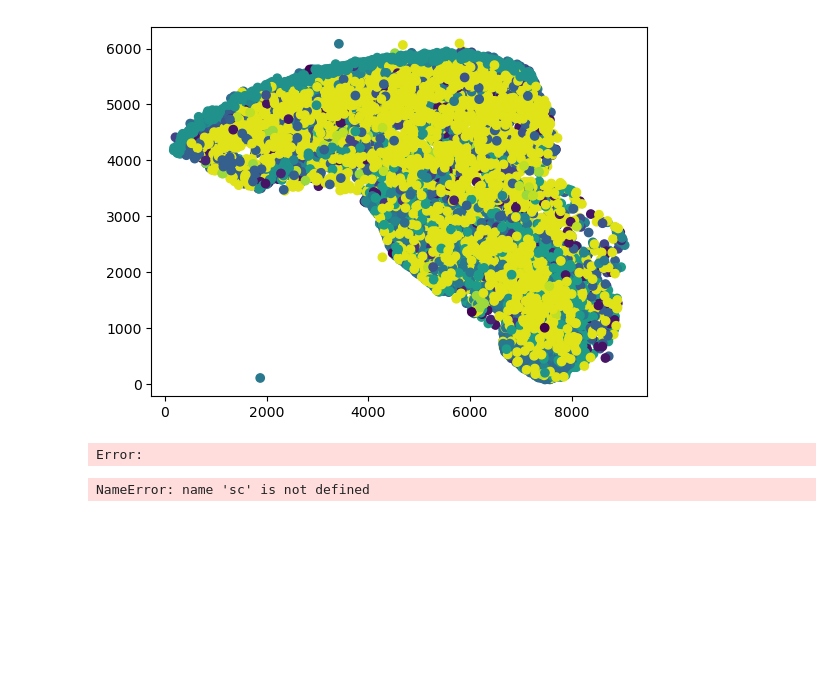
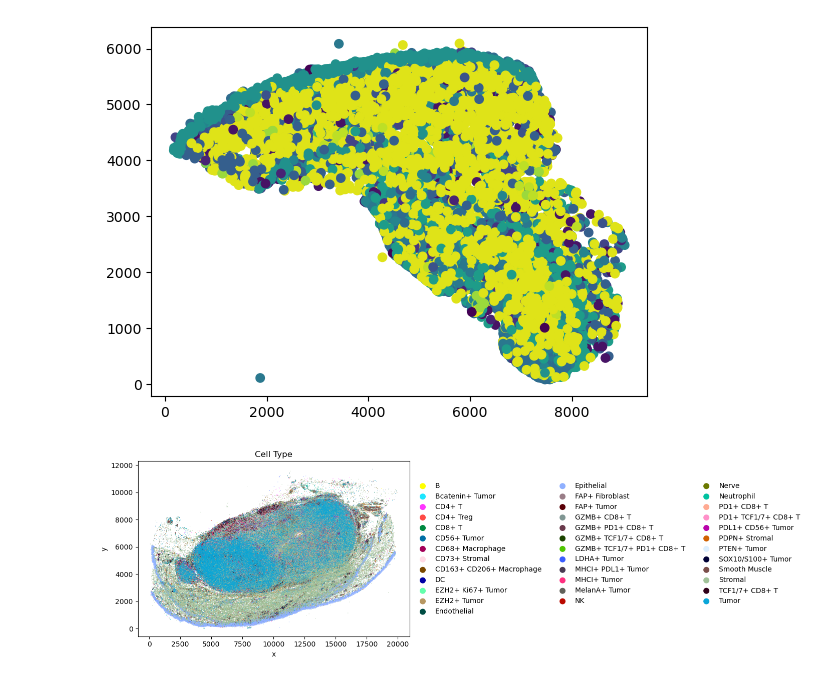
Before and after one commit to GWeale/4460_Project, a Jupyter notebook: preprocess.ipynb, the cells around one changed output. Saved outputs shown, nothing was run; the diff lists cells and outputs as text; code cells hidden in the pictures; blank space fills up the shorter version.

Commit message:
create adata object

```diff
--- a/preprocess.ipynb
+++ b/preprocess.ipynb
@@ -86,5 +8,7 @@ protein_data
-# %%
-obs = df.iloc[:,56:]
-adata = AnnData(protein_data, obs=obs)
-meta_data = pd.read_csv('metadata.csv', delimiter=',', header=0)
-Day3_Markers_Dryad = pd.read_csv('Day3_Markers_Dryad.csv', delimiter=',', header=0,index_col=0)
+# %%
+# Day3_Markers_Dryad = pd.read_csv('Day3_Markers_Dryad.csv', delimiter=',', header=0,index_col=0)
+if Path('protein_data.h5ad').exists():
+    adata = sc.read_h5ad('protein_data.h5ad')
+else:
+    adata = create_anndata()
+adata
@@ -96,5 +24,3 @@ array(['21_06_23_Melanoma', '30_05_23_Melanoma', '13_06_23_Melanoma',
        '23_06_23_Melanoma', '23_06_26_Melanoma', '23_06_30_Melanoma',
        '23_07_01_Melanoma', '23_07_03_Melanoma', '23_07_06_Melanoma'],
       dtype=object)
-# %%
-adata.uns['metadata'] = meta_data
@@ -153,9 +76,7 @@ adata_1 = adata[adata.obs['donor'] == '05_06_23_Melanoma']
 # sc.pp.neighbors(adata_1)
 # sc.pl.umap(adata_1, color='Cell_Type')
 # sc.pl.pca(adata_1, color='Cell_Type')
-# %% [output]
-Error:
 # %%
-sc.pl.scatter(adata_1, x='x', y='y')
+sc.pl.scatter(adata_1, x='x', y='y', color=''
 # %% [output]
-NameError: name 'sc' is not defined
+[figure, added]
```
Also changed, not shown: parts of 15 cells of this notebook, 1 other file.
